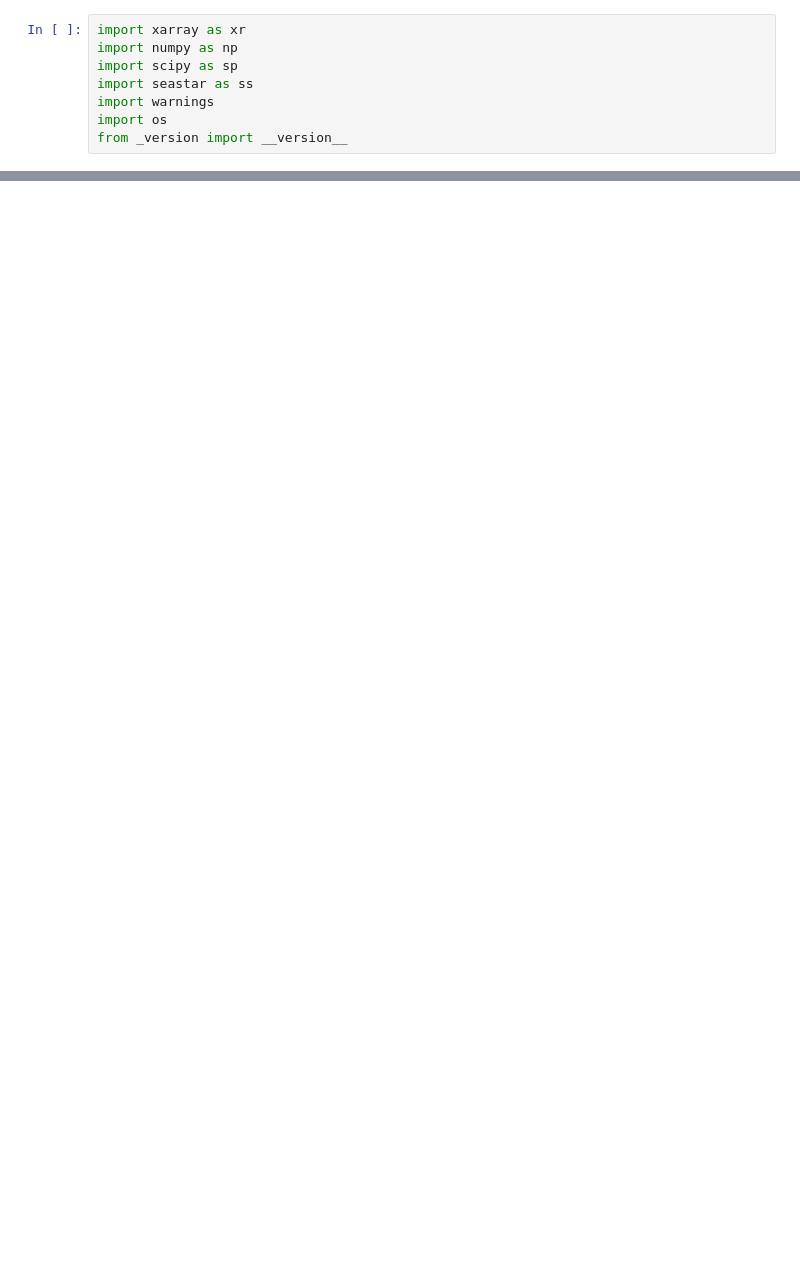
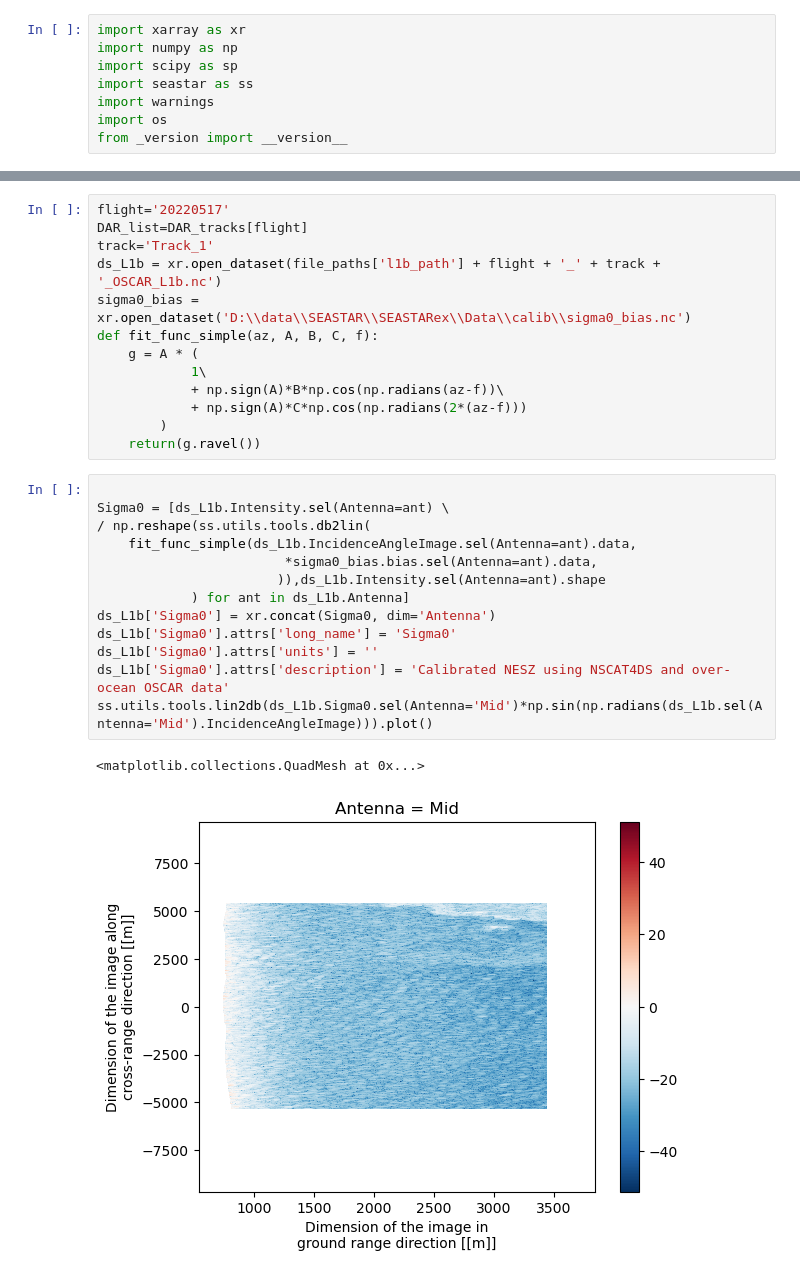
Before and after one commit to ACHMartin/seastar_project, a Jupyter notebook: L1c processing.ipynb, the cells around one changed output, grey strips where cells are left out. Saved outputs shown, nothing was run; the diff lists cells and outputs as text; blank space fills up the shorter version.

Commit message:
L1b and L1c processor update
L1c processor now corrects for Sigma0 bias using star pattern derived curve

```diff
--- a/L1c processing.ipynb
+++ b/L1c processing.ipynb
@@ -15,6 +66,35 @@ L1b_path = os.path.join(file_paths['l1b_path'],'')
 # %% [output]
 Device name = LIVPCZG-10
 Setting local paths...
+# %%
+flight='20220517'
+DAR_list=DAR_tracks[flight]
+track='Track_1'
+ds_L1b = xr.open_dataset(file_paths['l1b_path'] + flight + '_' + track + '_OSCAR_L1b.nc')
+sigma0_bias = xr.open_dataset('D:\\data\\SEASTAR\\SEASTARex\\Data\\calib\\sigma0_bias.nc')
+def fit_func_simple(az, A, B, C, f):
+    g = A * (
+            1\
+            + np.sign(A)*B*np.cos(np.radians(az-f))\
+            + np.sign(A)*C*np.cos(np.radians(2*(az-f)))
+        )
+    return(g.ravel())
+# %%
+
+Sigma0 = [ds_L1b.Intensity.sel(Antenna=ant) \
+/ np.reshape(ss.utils.tools.db2lin(
+    fit_func_simple(ds_L1b.IncidenceAngleImage.sel(Antenna=ant).data,
+                        *sigma0_bias.bias.sel(Antenna=ant).data,
+                       )),ds_L1b.Intensity.sel(Antenna=ant).shape
+            ) for ant in ds_L1b.Antenna]
+ds_L1b['Sigma0'] = xr.concat(Sigma0, dim='Antenna')
+ds_L1b['Sigma0'].attrs['long_name'] = 'Sigma0'
+ds_L1b['Sigma0'].attrs['units'] = ''
+ds_L1b['Sigma0'].attrs['description'] = 'Calibrated NESZ using NSCAT4DS and over-ocean OSCAR data'
+ss.utils.tools.lin2db(ds_L1b.Sigma0.sel(Antenna='Mid')*np.sin(np.radians(ds_L1b.sel(Antenna='Mid').IncidenceAngleImage))).plot()
+# %% [output]
+<matplotlib.collections.QuadMesh at 0x...>
+[figure, added]
 # %%
 for flight in flights:
     print('Processing flight ', flight, '...')
```
Also changed, not shown: parts of 2 cells of this notebook, 1 other file.
